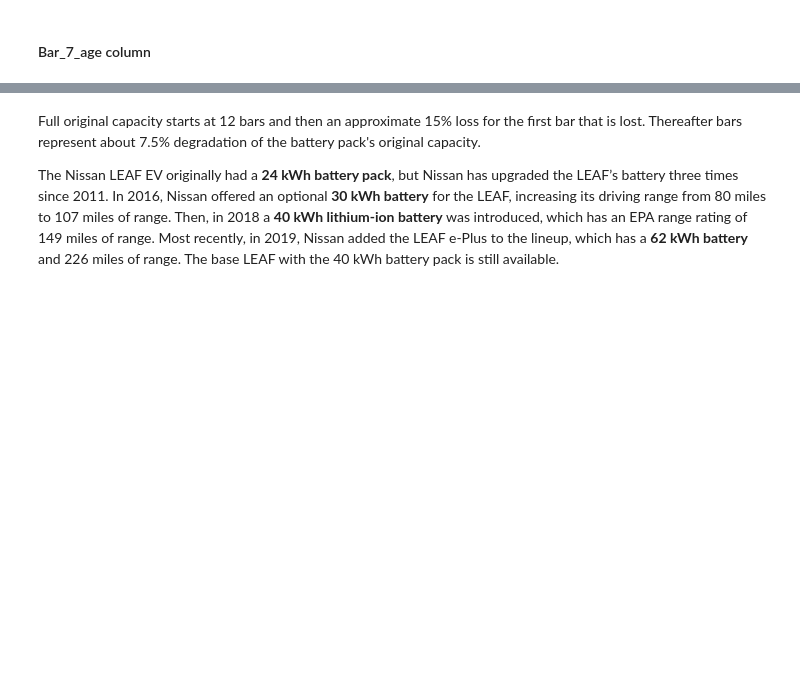
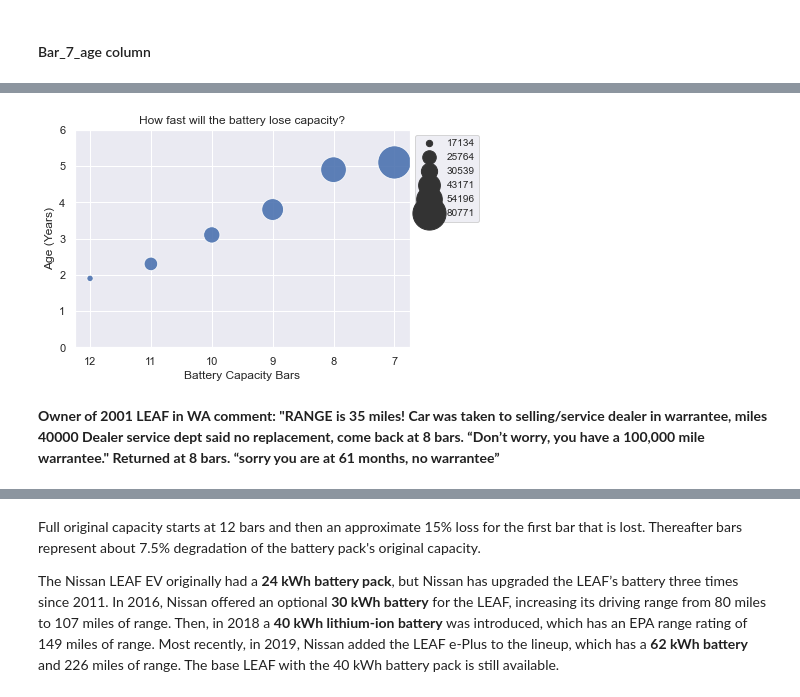
Before and after one commit to mcmitl/dda7_cap_bev_battery_leaf, a Jupyter notebook: notebooks/LEAF_Capstone.ipynb, the cells around one changed output, grey strips where cells are left out. Saved outputs shown, nothing was run; the diff lists cells and outputs as text; code cells hidden in the pictures; blank space fills up the shorter version.

Commit message:
Added analysis to LEAF Capstone notebook

```diff
--- a/notebooks/LEAF_Capstone.ipynb
+++ b/notebooks/LEAF_Capstone.ipynb
@@ -748,0 +823,10 @@ plt.legend(bbox_to_anchor=(1, 1), loc='upper left', fontsize=10);
+# %%
+sns.scatterplot(data=leaf_bars, x="Battery Capacity Bars", y="Age (Years)", size="Average Mileage", alpha=0.9, sizes=(40, 1100))
+plt.ylim([0,6])
+plt.title('How fast will the battery lose capacity?');
+plt.legend(bbox_to_anchor=(1, 1), loc='upper left', fontsize=10);
+# %% [output]
+[figure, added]
+# %% [markdown]
+**Owner of 2001 LEAF in WA comment:
+"RANGE is 35 miles!  Car was taken to selling/service dealer in warrantee, miles 40000  Dealer service dept said no replacement, come back at 8 bars.  “Don’t worry, you have a 100,000 mile warrantee."  Returned at 8 bars. “sorry you are at 61 months, no warrantee”**
```
Also changed, not shown: parts of 69 cells of this notebook, 1 other file.
